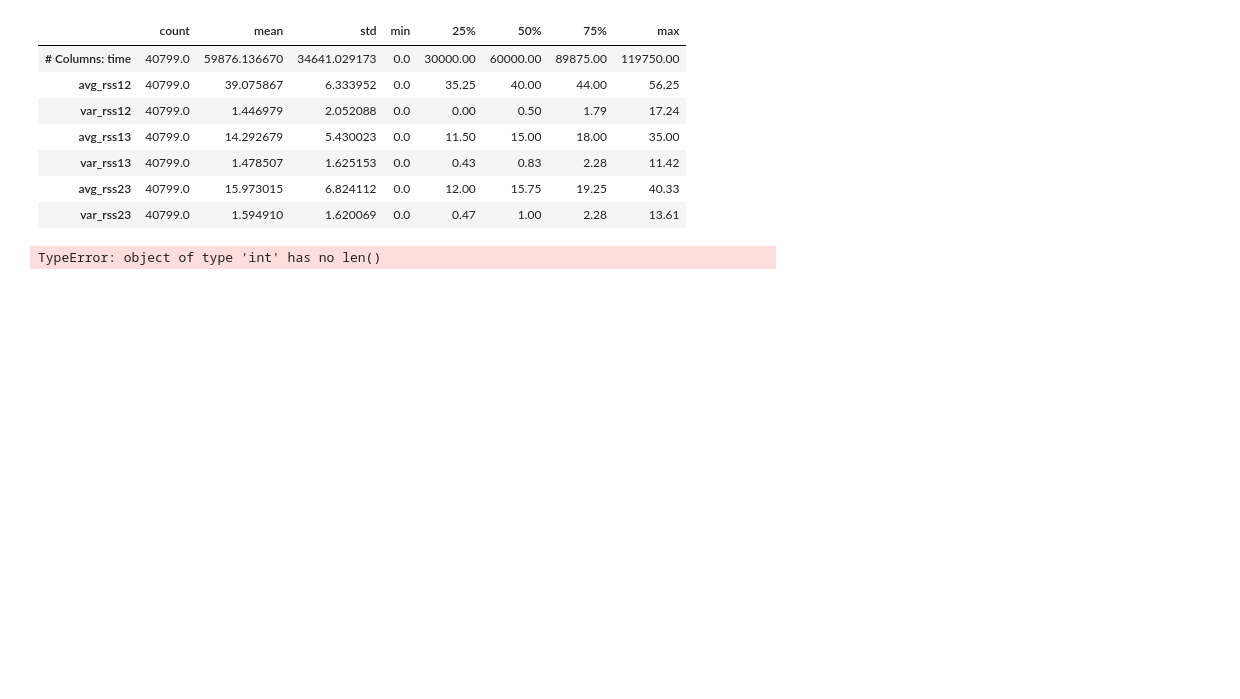
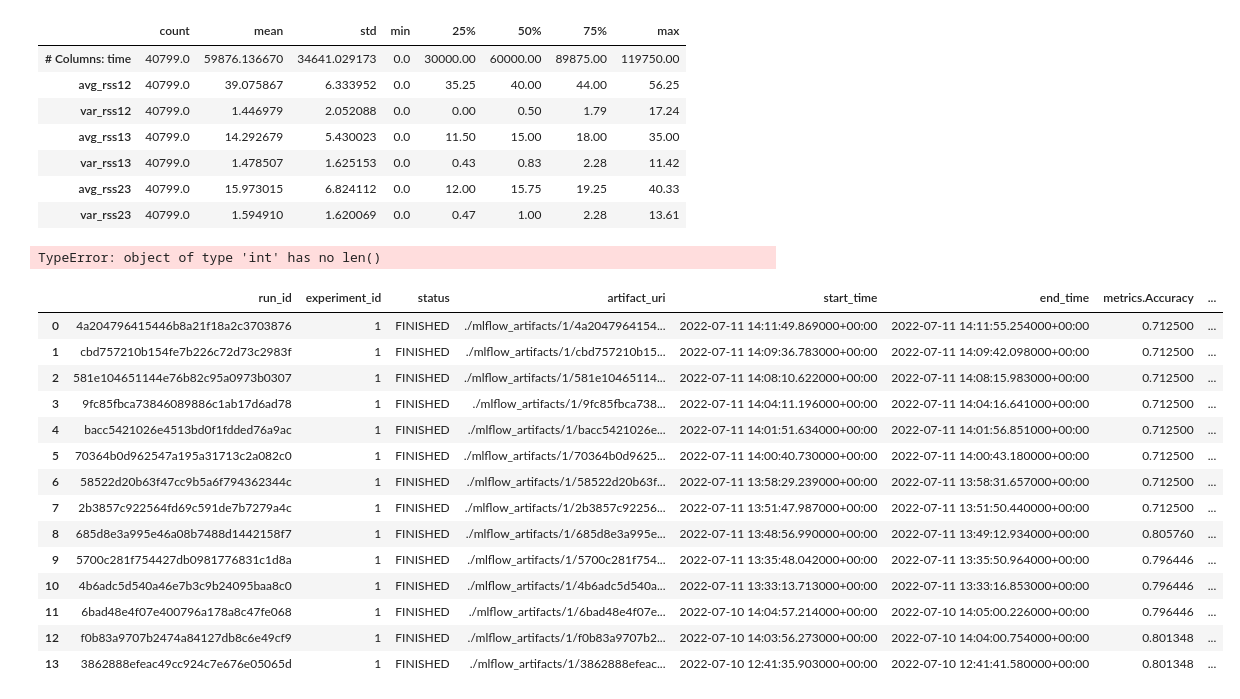
Before and after one commit to rishi5565/act_rec_project, a Jupyter notebook: notebooks/experimentation.ipynb, the cells around one changed output. Saved outputs shown, nothing was run; the diff lists cells and outputs as text; code cells hidden in the pictures; blank space fills up the shorter version.

Commit message:
mlflow complete

```diff
--- a/notebooks/experimentation.ipynb
+++ b/notebooks/experimentation.ipynb
@@ -469,3 +469,23 @@ mlflow.set_registry_uri(remote_server_uri)
 runs = mlflow.search_runs(experiment_ids=1) # create a custom id and define if you want, for now default 1
 # %% [output]
 TypeError: object of type 'int' has no len()
+# %%
+import pandas as pd
+runs = pd.read_csv("../runs.csv")
+runs
+# %% [output]
+|  | run_id | experiment_id | status | artifact_uri | start_time | end_time | metrics.Accuracy | ... |
+| 0 | 4a204796415446b8a21f18a2c3703876 | 1 | FINISHED | ./mlflow_artifacts/1/4a2047964154... | 2022-07-11 14:11:49.869000+00:00 | 2022-07-11 14:11:55.254000+00:00 | 0.712500 | ... |
+| 1 | cbd757210b154fe7b226c72d73c2983f | 1 | FINISHED | ./mlflow_artifacts/1/cbd757210b15... | 2022-07-11 14:09:36.783000+00:00 | 2022-07-11 14:09:42.098000+00:00 | 0.712500 | ... |
+| 2 | 581e104651144e76b82c95a0973b0307 | 1 | FINISHED | ./mlflow_artifacts/1/581e10465114... | 2022-07-11 14:08:10.622000+00:00 | 2022-07-11 14:08:15.983000+00:00 | 0.712500 | ... |
+| 3 | 9fc85fbca73846089886c1ab17d6ad78 | 1 | FINISHED | ./mlflow_artifacts/1/9fc85fbca738... | 2022-07-11 14:04:11.196000+00:00 | 2022-07-11 14:04:16.641000+00:00 | 0.712500 | ... |
+| 4 | bacc5421026e4513bd0f1fdded76a9ac | 1 | FINISHED | ./mlflow_artifacts/1/bacc5421026e... | 2022-07-11 14:01:51.634000+00:00 | 2022-07-11 14:01:56.851000+00:00 | 0.712500 | ... |
+| 5 | 70364b0d962547a195a31713c2a082c0 | 1 | FINISHED | ./mlflow_artifacts/1/70364b0d9625... | 2022-07-11 14:00:40.730000+00:00 | 2022-07-11 14:00:43.180000+00:00 | 0.712500 | ... |
+| 6 | 58522d20b63f47cc9b5a6f794362344c | 1 | FINISHED | ./mlflow_artifacts/1/58522d20b63f... | 2022-07-11 13:58:29.239000+00:00 | 2022-07-11 13:58:31.657000+00:00 | 0.712500 | ... |
+| 7 | 2b3857c922564fd69c591de7b7279a4c | 1 | FINISHED | ./mlflow_artifacts/1/2b3857c92256... | 2022-07-11 13:51:47.987000+00:00 | 2022-07-11 13:51:50.440000+00:00 | 0.712500 | ... |
+| 8 | 685d8e3a995e46a08b7488d1442158f7 | 1 | FINISHED | ./mlflow_artifacts/1/685d8e3a995e... | 2022-07-11 13:48:56.990000+00:00 | 2022-07-11 13:49:12.934000+00:00 | 0.805760 | ... |
+| 9 | 5700c281f754427db0981776831c1d8a | 1 | FINISHED | ./mlflow_artifacts/1/5700c281f754... | 2022-07-11 13:35:48.042000+00:00 | 2022-07-11 13:35:50.964000+00:00 | 0.796446 | ... |
+| 10 | 4b6adc5d540a46e7b3c9b24095baa8c0 | 1 | FINISHED | ./mlflow_artifacts/1/4b6adc5d540a... | 2022-07-11 13:33:13.713000+00:00 | 2022-07-11 13:33:16.853000+00:00 | 0.796446 | ... |
+| 11 | 6bad48e4f07e400796a178a8c47fe068 | 1 | FINISHED | ./mlflow_artifacts/1/6bad48e4f07e... | 2022-07-10 14:04:57.214000+00:00 | 2022-07-10 14:05:00.226000+00:00 | 0.796446 | ... |
+| 12 | f0b83a9707b2474a84127db8c6e49cf9 | 1 | FINISHED | ./mlflow_artifacts/1/f0b83a9707b2... | 2022-07-10 14:03:56.273000+00:00 | 2022-07-10 14:04:00.754000+00:00 | 0.801348 | ... |
+| 13 | 3862888efeac49cc924c7e676e05065d | 1 | FINISHED | ./mlflow_artifacts/1/3862888efeac... | 2022-07-10 12:41:35.903000+00:00 | 2022-07-10 12:41:41.580000+00:00 | 0.801348 | ... |
```
Also changed, not shown: parts of 2 cells of this notebook, 10 other files.
